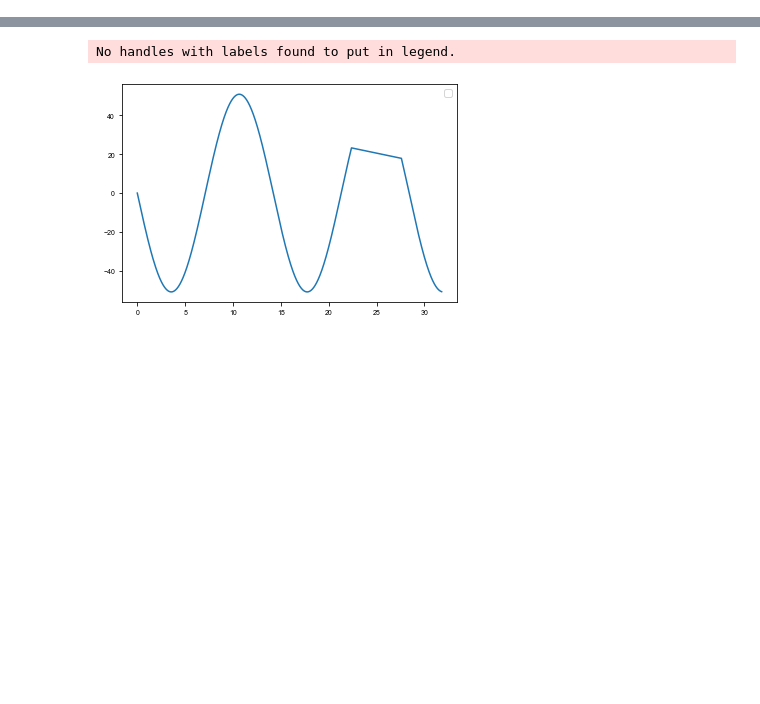
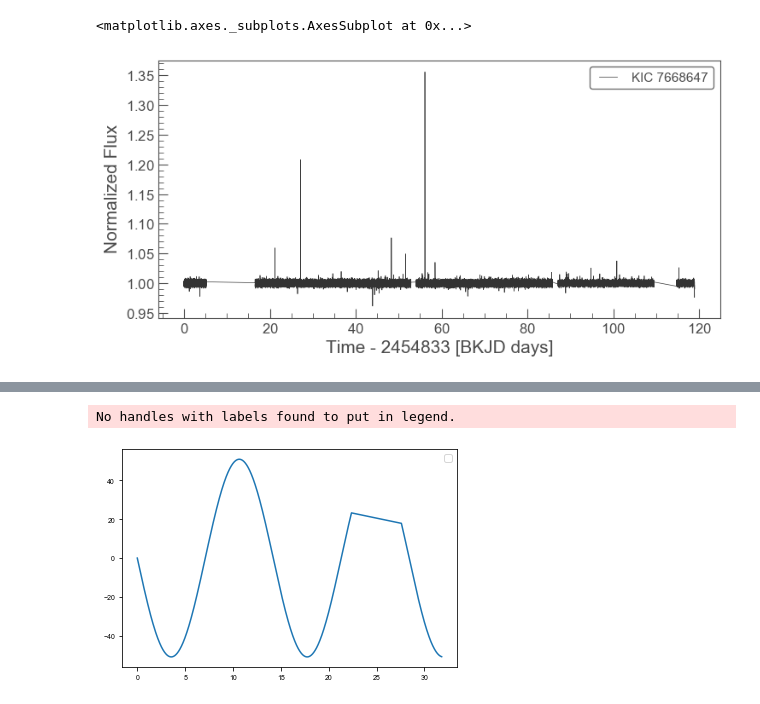
Before and after one commit to danhey/maelstrom, a Jupyter notebook: paper/notebooks/(4.4) KIC 7668647.ipynb, the cells around one changed output, grey strips where cells are left out. Cells and saved outputs as stored; diff of their text form; code cells hidden in the pictures; blank space fills up the shorter version.

```diff
--- a/paper/notebooks/(4.4) KIC 7668647.ipynb
+++ b/paper/notebooks/(4.4) KIC 7668647.ipynb
@@ -132,0 +142,5 @@ plt.plot(periods, ys[1]);
+# %%
+lc.plot()
+# %% [output]
+<matplotlib.axes._subplots.AxesSubplot at 0x...>
+[figure, added]
```
Also changed, not shown: parts of 21 cells of this notebook, 20 other files.
